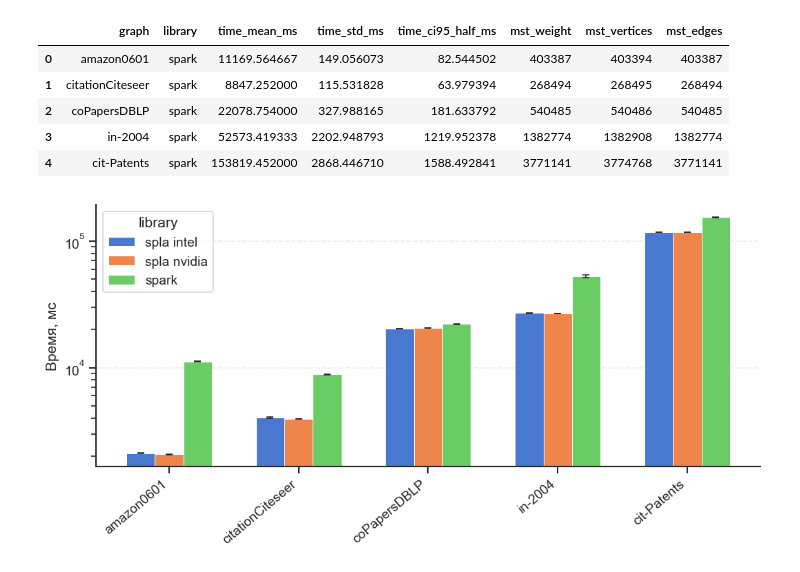
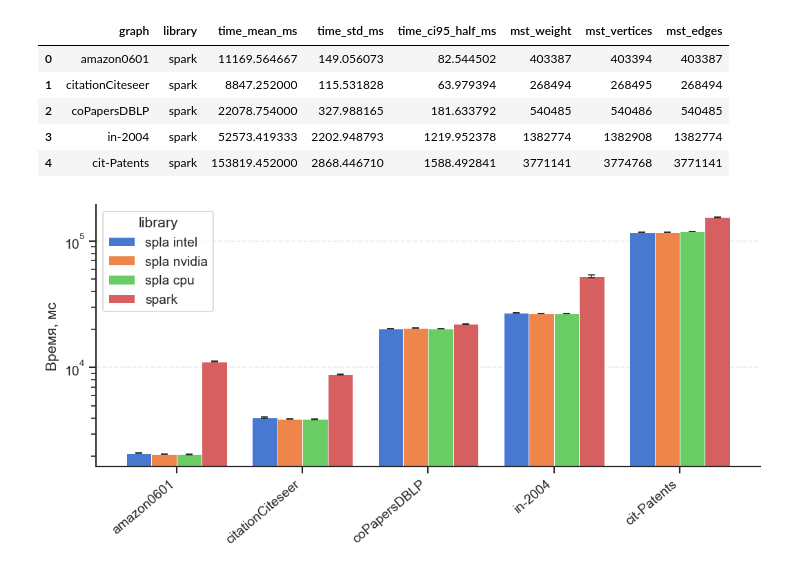
Before and after one commit to vladyoslav/graphs_analysis, a Jupyter notebook: experiments/experiment.ipynb, the cells around one changed output. Cells and saved outputs as stored; diff of their text form; code cells hidden in the pictures.

```diff
--- a/experiments/experiment.ipynb
+++ b/experiments/experiment.ipynb
@@ -364,3 +366,6 @@ display(bench_spla_p1)
 | 2 | coPapersDBLP | spla nvidia | 20569.754200 | 63.955447 | 35.417346 | 540485 | 540486 | 540485 |
 | 3 | in-2004 | spla nvidia | 26773.860333 | 77.883673 | 43.130541 | 1382774 | 1382908 | 1382774 |
 | 4 | cit-Patents | spla nvidia | 117850.667267 | 182.162292 | 100.878115 | 3771141 | 3774768 | 3771141 |
+# %%
+bench_spla_cpu = bench_results_table("spla-cpu")
+display(bench_spla_cpu)
@@ -380,7 +392,7 @@ import matplotlib.pyplot as plt
 import seaborn as sns
 import numpy as np
 
-df = pd.concat([bench_spla_p0, bench_spla_p1, bench_spark], ignore_index=True)
+df = pd.concat([bench_spla_p0, bench_spla_p1, bench_spla_cpu, bench_spark], ignore_index=True)
 graphs = list(df["graph"].unique())
 libs = list(df["library"].unique())
 
@@ -390,31 +402,31 @@ colors = dict(zip(libs, pal))
 
 x = np.arange(len(graphs))
 w = 0.22 if len(libs) == 3 else 0.8 / len(libs)
 fig, ax = plt.subplots(figsize=(9, 4.5), dpi=120)
 
 for i, lib in enumerate(libs):
     s = df[df["library"] == lib].set_index("graph").reindex(graphs)
     ax.bar(
         x + (i - (len(libs) - 1) / 2) * w,
         s["time_mean_ms"],
         w,
         label=lib,
         color=colors[lib],
         edgecolor="white",
         linewidth=0.6,
         yerr=s["time_ci95_half_ms"].fillna(0),
         capsize=3,
         error_kw=dict(elinewidth=1, capthick=1, alpha=0.85),
     )
 
 ax.set_xticks(x, graphs, rotation=40, ha="right")
 ax.set_xlabel("")
 ax.set_ylabel("Время, мс")
 ax.set_yscale("log")
 ax.yaxis.grid(True, linestyle="--", alpha=0.4)
 sns.despine(ax=ax)
 ax.legend(frameon=True, title="library", bbox_to_anchor=(0, 1), loc="upper left")
 fig.tight_layout()
 plt.show()
 # %% [output]
-[figure, old version]
+[figure, new version]
```
Also changed, not shown: parts of 2 cells of this notebook, 7 other files.
